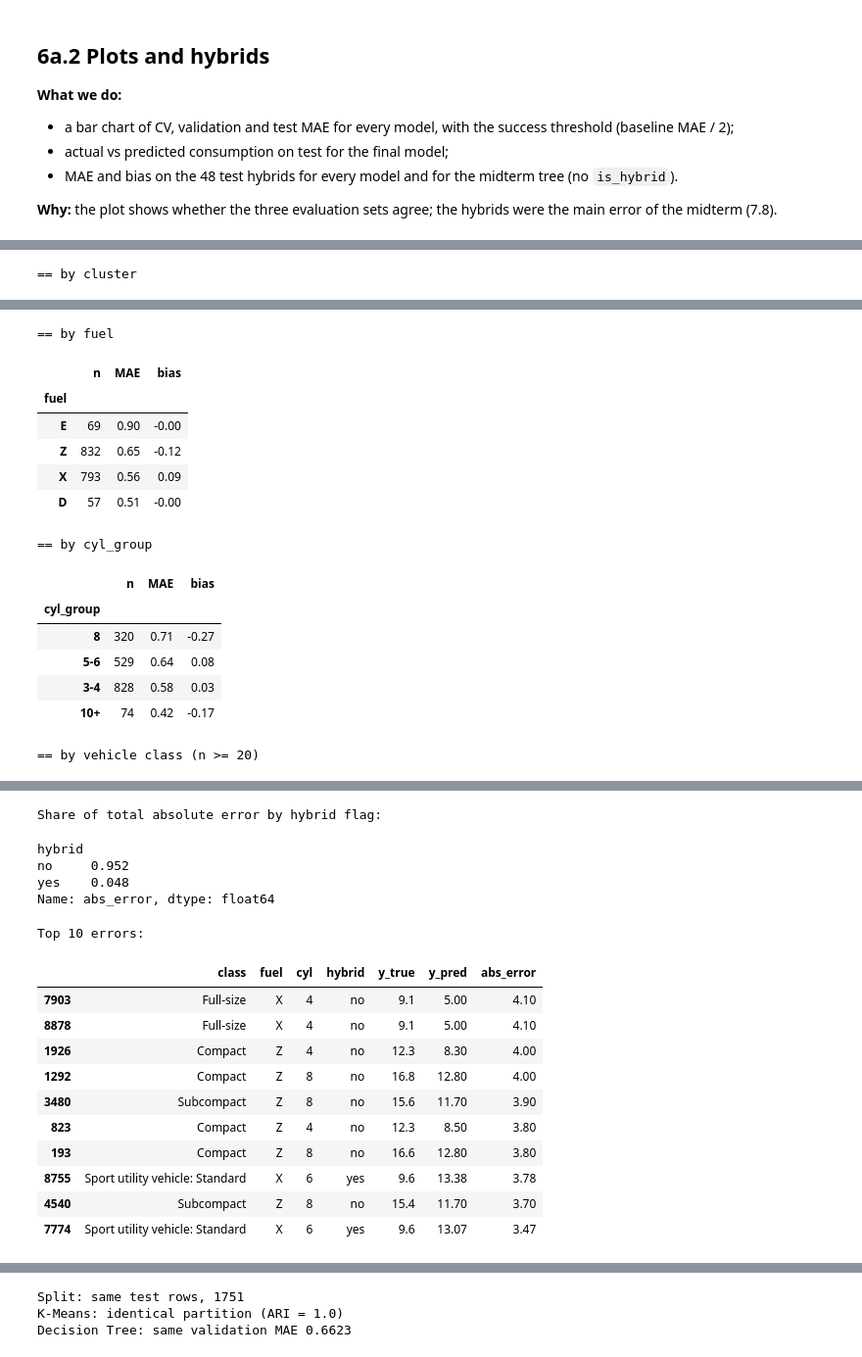
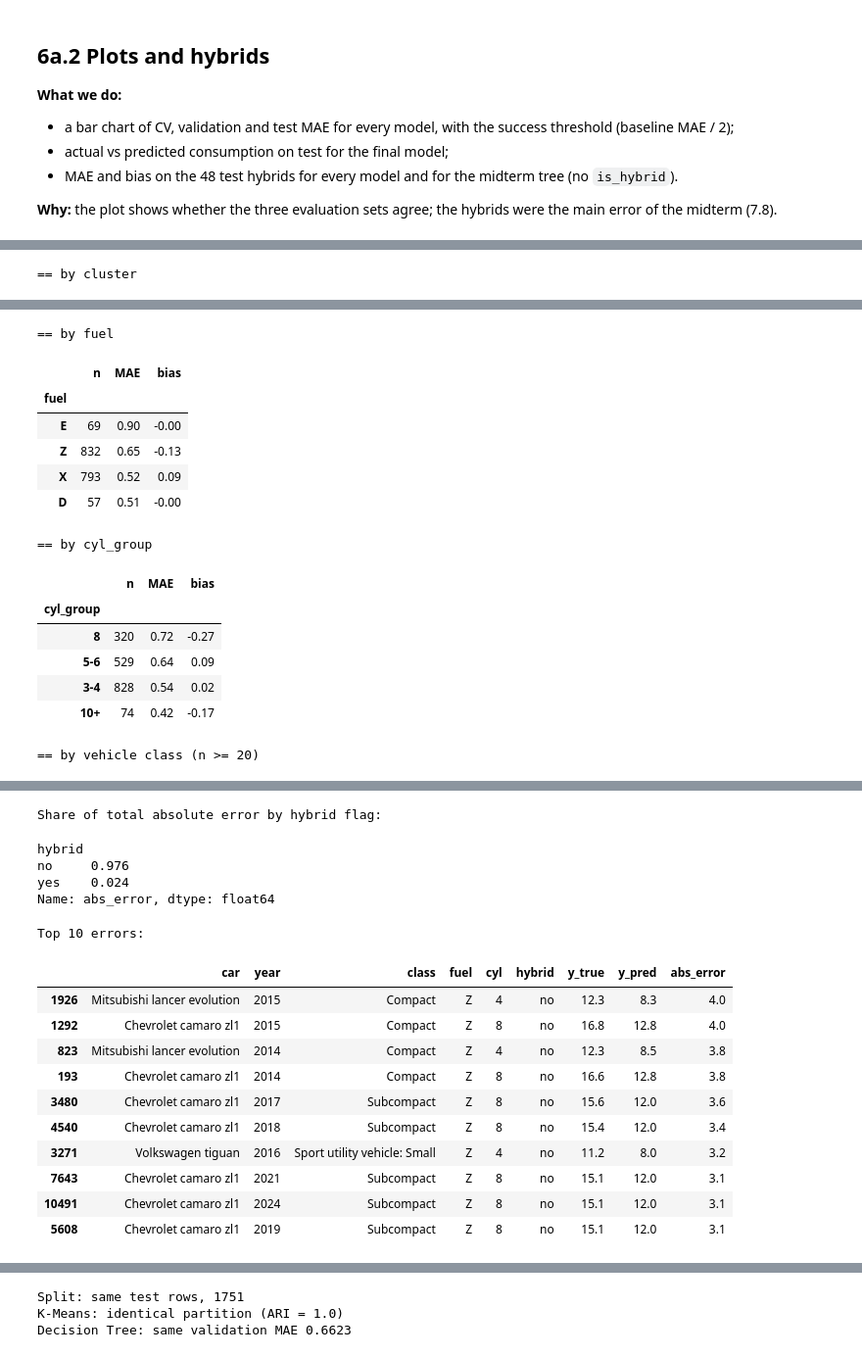
Before and after one commit to isk0nka-dot/Vehicle-Fuel-Efficiency, a Jupyter notebook: notebooks/endterm.ipynb, the cells around one changed output, grey strips where cells are left out. Shown at 98% size. Saved outputs shown, nothing was run; the diff lists cells and outputs as text; code cells hidden in the pictures.

```diff
--- a/notebooks/endterm.ipynb
+++ b/notebooks/endterm.ipynb
@@ -2959,26 +3122,34 @@ Minimum val loss 0.0711 at epoch 76
 
 **Why:** this is the same protocol as for the models in 2b, so the comparison in 6a is fair.
 # %%
-hidden, lr, dropout = best_cfg
+hidden = best_cfg[0]
+lr = best_cfg[1]
+dropout = best_cfg[2]
 fold_mae = []
 for tr_i, te_i in cv.split(X_train, y_train, g_train):
     p = make_preprocessor(scale=True).fit(X_train.iloc[tr_i])
-    pred_fn, _, _ = train_mlp(to_dense(p.transform(X_train.iloc[tr_i])).astype(np.float32), y_train.iloc[tr_i].values,
-                              hidden=hidden, lr=lr, dropout=dropout, fixed_epochs=ANN_EPOCHS)
-    fold_mae.append(mean_absolute_error(y_train.iloc[te_i], pred_fn(to_dense(p.transform(X_train.iloc[te_i])).astype(np.float32))))
+    A_fold_train = to_dense(p.transform(X_train.iloc[tr_i])).astype(np.float32)
+    pred_fn, fold_hist, fold_epochs = train_mlp(A_fold_train, y_train.iloc[tr_i].values,
+                                                hidden=hidden, lr=lr, dropout=dropout, fixed_epochs=ANN_EPOCHS)
+    A_fold_test = to_dense(p.transform(X_train.iloc[te_i])).astype(np.float32)
+    fold_mae.append(mean_absolute_error(y_train.iloc[te_i], pred_fn(A_fold_test)))
 cv_scores["ANN"] = {"CV MAE": np.mean(fold_mae), "CV MAE std": np.std(fold_mae)}
 val_scores["ANN"] = best_row["val MAE"]
 print("ANN CV MAE per fold:", np.round(fold_mae, 3), f"-> {np.mean(fold_mae):.3f} ± {np.std(fold_mae):.3f}")
 
-# Final fit on train + validation, one evaluation on test
 t0 = time.perf_counter()
 prep_ann_final = make_preprocessor(scale=True).fit(X_trval)
-ann_predict, ann_hist_final, _ = train_mlp(to_dense(prep_ann_final.transform(X_trval)).astype(np.float32), y_trval.values,
-                                           hidden=hidden, lr=lr, dropout=dropout, fixed_epochs=ANN_EPOCHS)
+A_trval = to_dense(prep_ann_final.transform(X_trval)).astype(np.float32)
+ann_predict, ann_hist_final, ann_epochs_final = train_mlp(A_trval, y_trval.values,
+                                                          hidden=hidden, lr=lr, dropout=dropout, fixed_epochs=ANN_EPOCHS)
 fit_times["ANN"] = time.perf_counter() - t0
 t0 = time.perf_counter()
-final_test_preds["ANN"] = ann_predict(to_dense(prep_ann_final.transform(X_test)).astype(np.float32))
+A_test = to_dense(prep_ann_final.transform(X_test)).astype(np.float32)
+final_test_preds["ANN"] = ann_predict(A_test)
 predict_times["ANN"] = time.perf_counter() - t0
 ann_test = evaluate(y_test, final_test_preds["ANN"])
-print("ANN on test:", {k: round(float(v), 3) for k, v in ann_test.items()}, f"| training time {fit_times['ANN']:.1f} s")
+ann_test_rounded = {}
+for k in ann_test:
+    ann_test_rounded[k] = round(float(ann_test[k]), 3)
+print("ANN on test:", ann_test_rounded, f"| training time {fit_times['ANN']:.1f} s")
 # %% [output]
@@ -3155,12 +3331,14 @@ Stage 6a objects are ready: final_table, final_best_name, final_test_preds, fina
 
 **Why:** to show where the model is wrong and whether the errors are concentrated in a few groups. This feeds the limitations and the conclusions.
 # %%
-# Interim model: midterm Decision Tree (test predictions). Replace with the final model from 6a.
-y_hat = pd.Series(test_preds[best_name], index=X_test.index)
+y_hat = pd.Series(final_test_preds[final_best_name], index=X_test.index)
+print("Final model:", final_best_name)
 
 e = pd.DataFrame({"y_true": y_test, "y_pred": y_hat})
 e["error"] = e["y_pred"] - e["y_true"]
 e["abs_error"] = e["error"].abs()
+e["car"] = df.loc[X_test.index, "Make"] + " " + df.loc[X_test.index, "Model"].str.strip()
+e["year"] = X_test["Model year"]
 e["class"] = X_test["Vehicle class"]
 e["fuel"] = X_test["Fuel type"]
 e["cyl"] = X_test["Cylinders"]
@@ -3170,7 +3348,9 @@ e["cyl_group"] = pd.cut(e["cyl"], [0, 4, 6, 8, 20], labels=["3-4", "5-6", "8", "
 
 def by(col, min_n=0):
     t = e.groupby(col, observed=True).agg(n=("abs_error", "size"), MAE=("abs_error", "mean"), bias=("error", "mean"))
-    return t[t["n"] >= min_n].round(2).sort_values("MAE", ascending=False)
+    t = t[t["n"] >= min_n]
+    t = t.round(2)
+    return t.sort_values("MAE", ascending=False)
 
 print(f"Overall test MAE: {e['abs_error'].mean():.3f}, bias: {e['error'].mean():+.3f}")
 for col in ["hybrid", "cluster", "fuel", "cyl_group"]:
@@ -3179,8 +3359,9 @@ for col in ["hybrid", "cluster", "fuel", "cyl_group"]:
 print("\n== by vehicle class (n >= 20)")
 display(by("class", 20))
 print("\nShare of total absolute error by hybrid flag:")
-display((e.groupby("hybrid")["abs_error"].sum() / e["abs_error"].sum()).round(3))
+error_share = e.groupby("hybrid")["abs_error"].sum() / e["abs_error"].sum()
+display(error_share.round(3))
 print("\nTop 10 errors:")
-display(e.sort_values("abs_error", ascending=False).head(10)[
-    ["class", "fuel", "cyl", "hybrid", "y_true", "y_pred", "abs_error"]].round(2))
+top10 = e.sort_values("abs_error", ascending=False).head(10)
+display(top10[["car", "year", "class", "fuel", "cyl", "hybrid", "y_true", "y_pred", "abs_error"]].round(2))
 # %% [output]
@@ -3202,15 +3384,15 @@ Overall test MAE: 0.615, bias: -0.019
 |  | n | MAE | bias |
 | fuel |  |  |  |
 | E | 69 | 0.90 | -0.00 |
-| Z | 832 | 0.65 | -0.12 |
-| X | 793 | 0.56 | 0.09 |
+| Z | 832 | 0.65 | -0.13 |
+| X | 793 | 0.52 | 0.09 |
 | D | 57 | 0.51 | -0.00 |
 == by cyl_group
 |  | n | MAE | bias |
 | cyl_group |  |  |  |
-| 8 | 320 | 0.71 | -0.27 |
-| 5-6 | 529 | 0.64 | 0.08 |
-| 3-4 | 828 | 0.58 | 0.03 |
+| 8 | 320 | 0.72 | -0.27 |
+| 5-6 | 529 | 0.64 | 0.09 |
+| 3-4 | 828 | 0.54 | 0.02 |
 | 10+ | 74 | 0.42 | -0.17 |
 == by vehicle class (n >= 20)
 |  | n | MAE | bias |
@@ -3229,18 +3411,18 @@ Overall test MAE: 0.615, bias: -0.019
 Share of total absolute error by hybrid flag:
 hybrid
-no     0.952
-yes    0.048
+no     0.976
+yes    0.024
 Name: abs_error, dtype: float64
 Top 10 errors:
-|  | class | fuel | cyl | hybrid | y_true | y_pred | abs_error |
-| 7903 | Full-size | X | 4 | no | 9.1 | 5.00 | 4.10 |
-| 8878 | Full-size | X | 4 | no | 9.1 | 5.00 | 4.10 |
-| 1926 | Compact | Z | 4 | no | 12.3 | 8.30 | 4.00 |
-| 1292 | Compact | Z | 8 | no | 16.8 | 12.80 | 4.00 |
-| 3480 | Subcompact | Z | 8 | no | 15.6 | 11.70 | 3.90 |
-| 823 | Compact | Z | 4 | no | 12.3 | 8.50 | 3.80 |
-| 193 | Compact | Z | 8 | no | 16.6 | 12.80 | 3.80 |
-| 8755 | Sport utility vehicle: Standard | X | 6 | yes | 9.6 | 13.38 | 3.78 |
-| 4540 | Subcompact | Z | 8 | no | 15.4 | 11.70 | 3.70 |
-| 7774 | Sport utility vehicle: Standard | X | 6 | yes | 9.6 | 13.07 | 3.47 |
+|  | car | year | class | fuel | cyl | hybrid | y_true | y_pred | abs_error |
+| 1926 | Mitsubishi lancer evolution | 2015 | Compact | Z | 4 | no | 12.3 | 8.3 | 4.0 |
+| 1292 | Chevrolet camaro zl1 | 2015 | Compact | Z | 8 | no | 16.8 | 12.8 | 4.0 |
+| 823 | Mitsubishi lancer evolution | 2014 | Compact | Z | 4 | no | 12.3 | 8.5 | 3.8 |
+| 193 | Chevrolet camaro zl1 | 2014 | Compact | Z | 8 | no | 16.6 | 12.8 | 3.8 |
+| 3480 | Chevrolet camaro zl1 | 2017 | Subcompact | Z | 8 | no | 15.6 | 12.0 | 3.6 |
+| 4540 | Chevrolet camaro zl1 | 2018 | Subcompact | Z | 8 | no | 15.4 | 12.0 | 3.4 |
+| 3271 | Volkswagen tiguan | 2016 | Sport utility vehicle: Small | Z | 4 | no | 11.2 | 8.0 | 3.2 |
+| 7643 | Chevrolet camaro zl1 | 2021 | Subcompact | Z | 8 | no | 15.1 | 12.0 | 3.1 |
+| 10491 | Chevrolet camaro zl1 | 2024 | Subcompact | Z | 8 | no | 15.1 | 12.0 | 3.1 |
+| 5608 | Chevrolet camaro zl1 | 2019 | Subcompact | Z | 8 | no | 15.1 | 12.0 | 3.1 |
 # %% [markdown]
```
Also changed, not shown: parts of 87 cells of this notebook, 4 other files.
